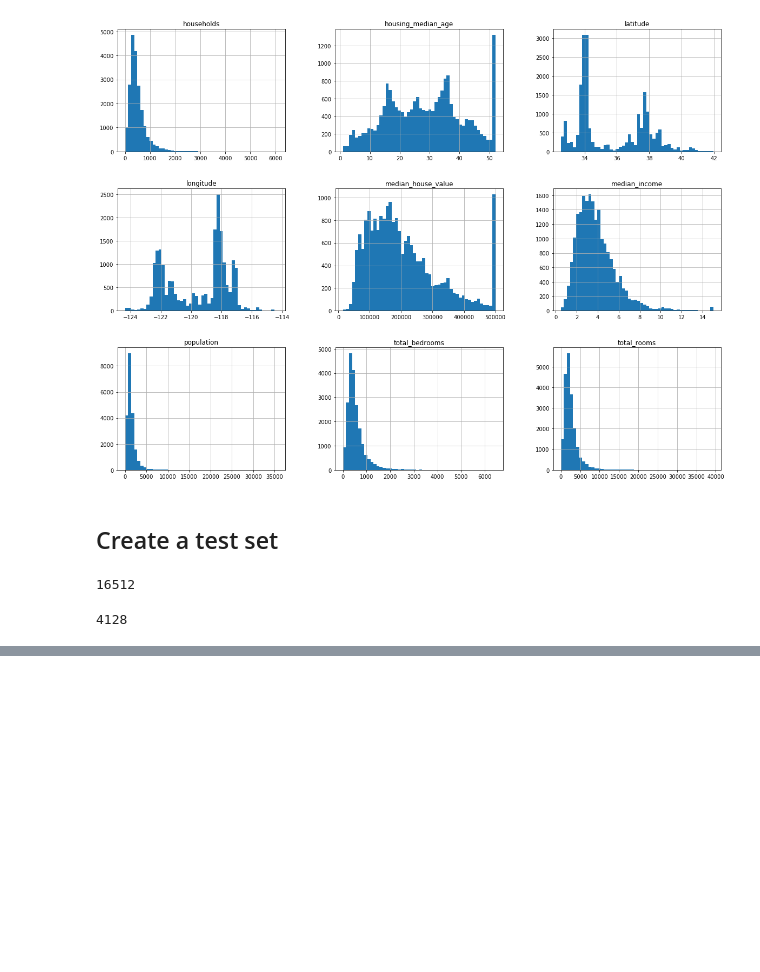
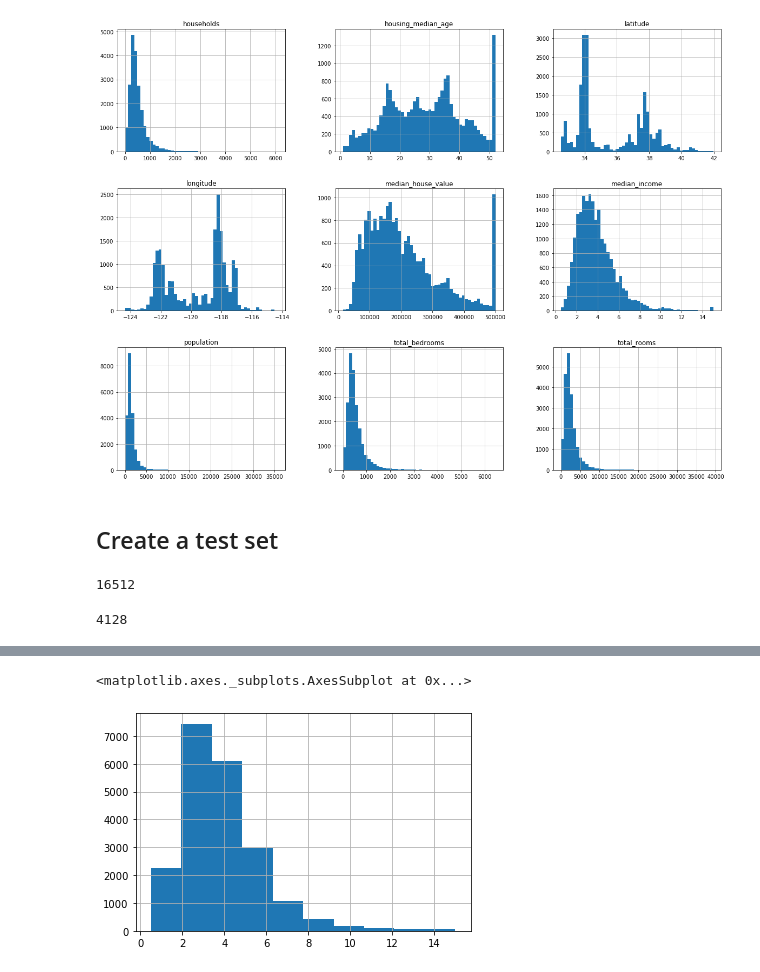
Before and after one commit to kool7/Hands_On_Machine_Learning_With_Sklearn_Keras_Tensorflow_2, a Jupyter notebook: chapter2.ipynb, the cells around one changed output, grey strips where cells are left out. Saved outputs shown, nothing was run; the diff lists cells and outputs as text; code cells hidden in the pictures; blank space fills up the shorter version.

```diff
--- a/chapter2.ipynb
+++ b/chapter2.ipynb
@@ -105,0 +137,5 @@ len(test_set)
+# %%
+housing["median_income"].hist()
+# %% [output]
+<matplotlib.axes._subplots.AxesSubplot at 0x...>
+[figure, added]
```
Also changed, not shown: parts of 21 cells of this notebook.
